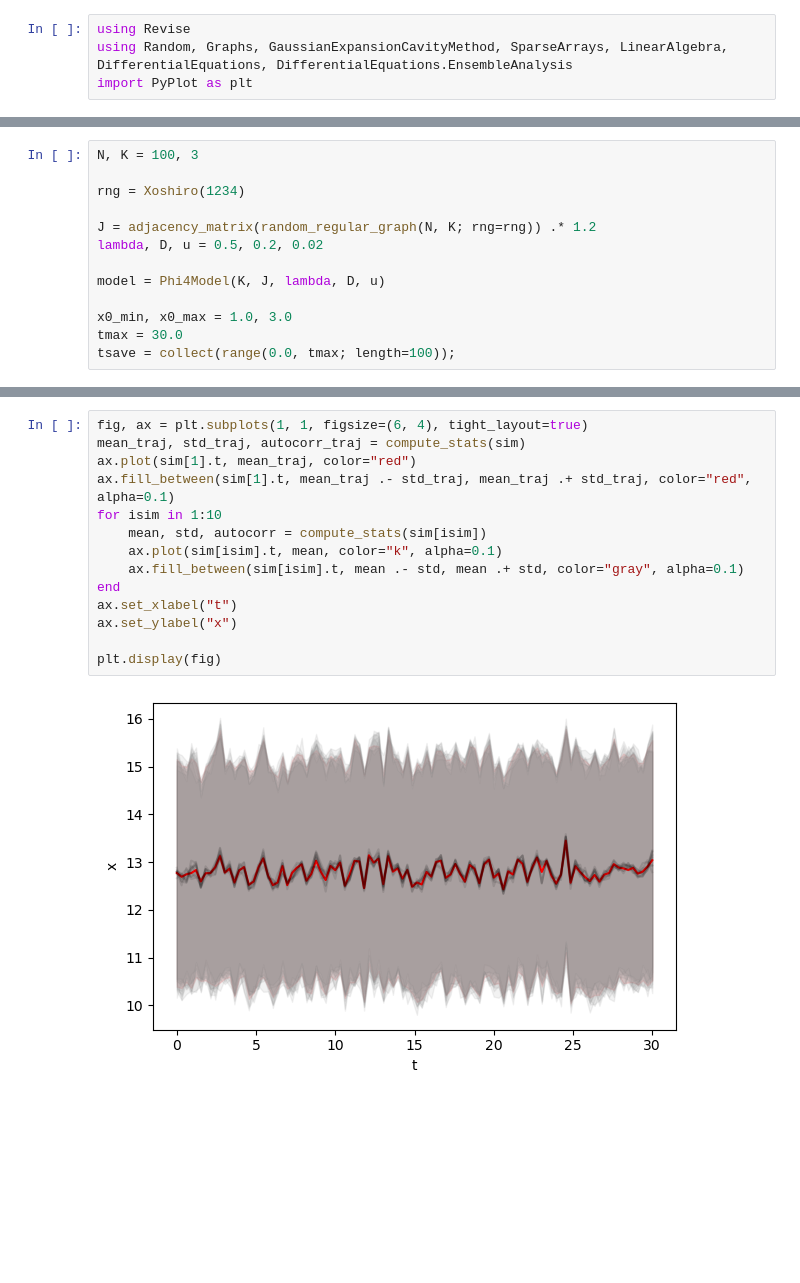
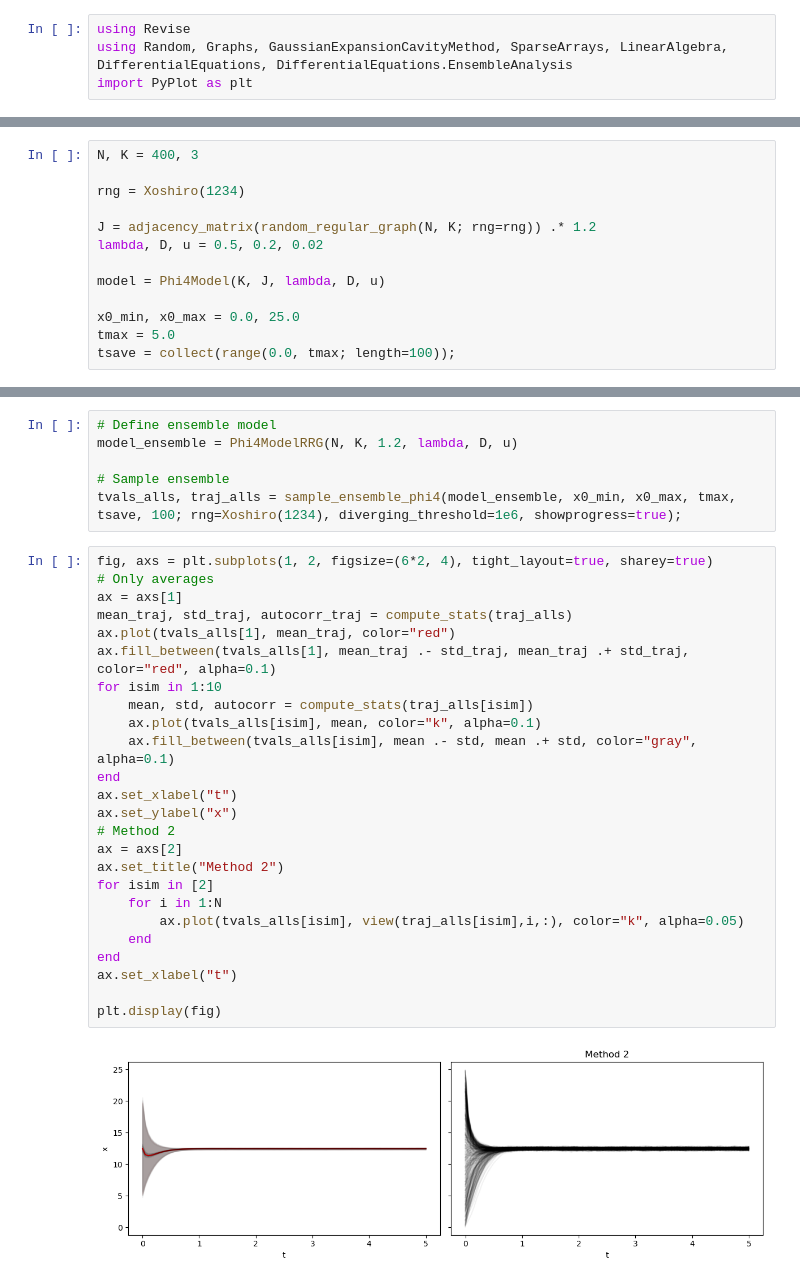
Before and after one commit to Mattiatarabolo/GaussianExpansionCavityMethod.jl, a Jupyter notebook: examples/Phi4/test.ipynb, the cells around one changed output, grey strips where cells are left out. Cells and saved outputs as stored; diff of their text form; blank space fills up the shorter version.

```diff
--- a/examples/Phi4/test.ipynb
+++ b/examples/Phi4/test.ipynb
@@ -36,5 +37,5 @@ PyObject Text(0, 0.5, 'x')
 # %%
-N, K = 100, 3
+N, K = 400, 3
 
 rng = Xoshiro(1234)
 
@@ -43,6 +44,6 @@ lambda, D, u = 0.5, 0.2, 0.02
 
 model = Phi4Model(K, J, lambda, D, u)
 
-x0_min, x0_max = 1.0, 3.0
-tmax = 30.0
+x0_min, x0_max = 0.0, 25.0
+tmax = 5.0
 tsave = collect(range(0.0, tmax; length=100));
@@ -71,16 +50,33 @@ RODESolution{Float64, 2, Vector{Vector{Float64}}, Nothing, Nothing, Vector{Float
+# %%
+# Define ensemble model
+model_ensemble = Phi4ModelRRG(N, K, 1.2, lambda, D, u)
+
+# Sample ensemble
+tvals_alls, traj_alls = sample_ensemble_phi4(model_ensemble, x0_min, x0_max, tmax, tsave, 100; rng=Xoshiro(1234), diverging_threshold=1e6, showprogress=true);
 # %%
-fig, ax = plt.subplots(1, 1, figsize=(6, 4), tight_layout=true)
-mean_traj, std_traj, autocorr_traj = compute_stats(sim)
-ax.plot(sim[1].t, mean_traj, color="red")
-ax.fill_between(sim[1].t, mean_traj .- std_traj, mean_traj .+ std_traj, color="red", alpha=0.1)
+fig, axs = plt.subplots(1, 2, figsize=(6*2, 4), tight_layout=true, sharey=true)
+# Only averages
+ax = axs[1]
+mean_traj, std_traj, autocorr_traj = compute_stats(traj_alls)
+ax.plot(tvals_alls[1], mean_traj, color="red")
+ax.fill_between(tvals_alls[1], mean_traj .- std_traj, mean_traj .+ std_traj, color="red", alpha=0.1)
 for isim in 1:10
-    mean, std, autocorr = compute_stats(sim[isim])
-    ax.plot(sim[isim].t, mean, color="k", alpha=0.1)
-    ax.fill_between(sim[isim].t, mean .- std, mean .+ std, color="gray", alpha=0.1)
+    mean, std, autocorr = compute_stats(traj_alls[isim])
+    ax.plot(tvals_alls[isim], mean, color="k", alpha=0.1)
+    ax.fill_between(tvals_alls[isim], mean .- std, mean .+ std, color="gray", alpha=0.1)
 end
 ax.set_xlabel("t")
 ax.set_ylabel("x")
+# Method 2
+ax = axs[2]
+ax.set_title("Method 2")
+for isim in [2]
+    for i in 1:N
+        ax.plot(tvals_alls[isim], view(traj_alls[isim],i,:), color="k", alpha=0.05)
+    end
+end
+ax.set_xlabel("t")
 
 plt.display(fig)
 # %% [output]
-[figure, old version]
+[figure, new version]
```
Also changed, not shown: parts of 3 cells of this notebook, 8 other files.
